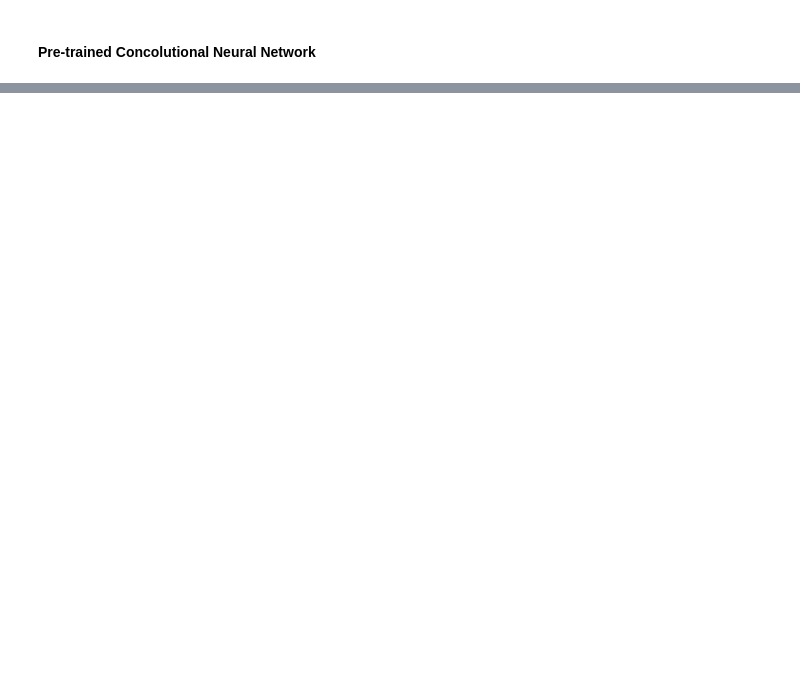
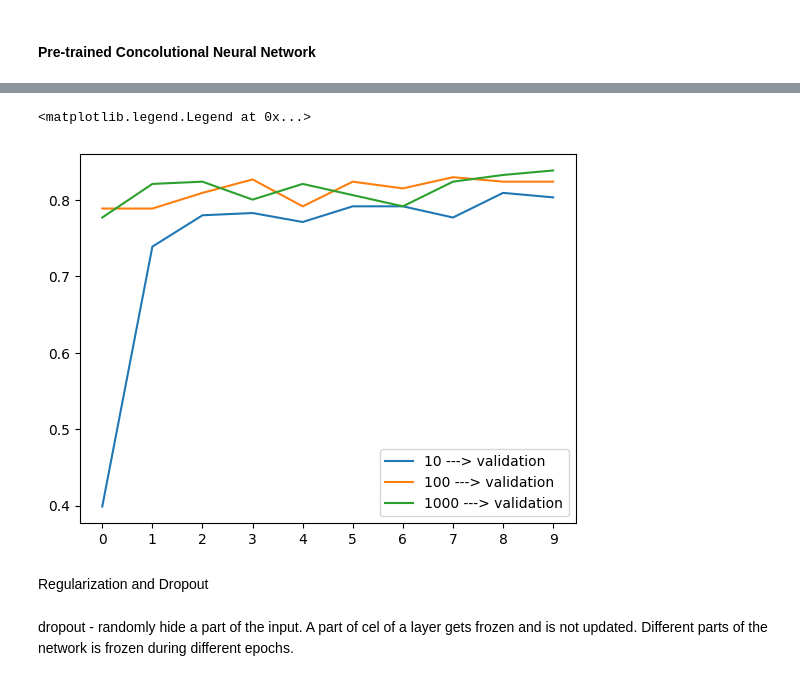
Before and after one commit to minazuki799/Machine-Learning-Zoomcamp, a Jupyter notebook: neuralNetworks/neural_network.ipynb, the cells around one changed output, grey strips where cells are left out. Cells and saved outputs as stored; diff of their text form; code cells hidden in the pictures; blank space fills up the shorter version.

```diff
--- a/neuralNetworks/neural_network.ipynb
+++ b/neuralNetworks/neural_network.ipynb
@@ -44,0 +336,5 @@ dtype uint8
+# %%
+learning_rate = 0.001 # as decided priviously
+model = make_model(learning_rate=0.001)
+
+history = model.fit(train_ds, epochs = 10, validation_data=val_ds, callbacks=[checkpoint])
@@ -44,0 +374,31 @@ dtype uint8
+# %%
+def make_model_arch (learning_rate =0.01, size_inner=100):
+  base_model = Xception(weights='imagenet', include_top = False, input_shape=(150,150,3))
+
+  base_model.trainable = False
+########################################################
+
+  inputs = keras.Input(shape=(150,150,3))
+  base = base_model(inputs, training = False)
+  vectors = keras.layers.GlobalAveragePooling2D()(base)
+
+  inner = keras.layers.Dense(units= size_inner, activation='relu')(vectors) # adding an extra layer of 100 units
+
+  outputs = keras.layers.Dense(units=10)(inner)
+  model = keras.Model(inputs,outputs)
+#######################################################################
+
+  optimizer = keras.optimizers.Adam(learning_rate=learning_rate)
+  loss = keras.losses.CategoricalCrossentropy(from_logits=True)
+  model.compile(optimizer=optimizer,loss = loss, metrics=['accuracy'])
+
+  return model
+# %%
+scores = {}
+for size in [10,100,1000]:
+  print(size)
+  model = make_model_arch(learning_rate=0.001,size_inner=size)
+  history = model.fit(train_ds, epochs = 10, validation_data=val_ds)
+  scores[size] = history.history
+  print()
+  print()
@@ -44,0 +423,13 @@ dtype uint8
+# %%
+for size,hist in scores.items():
+
+  plt.plot(hist['val_accuracy'],label = f'{size} ---> validation')
+plt.xticks(np.arange(10))
+plt.legend()
+# %% [output]
+<matplotlib.legend.Legend at 0x...>
+[figure, added]
+# %% [markdown]
+Regularization and Dropout
+# %% [markdown]
+dropout - randomly hide a part of the input. A part of cel of a layer gets frozen and is not updated.  Different parts of the network is frozen during different epochs.
```
Also changed, not shown: parts of 75 cells of this notebook.
